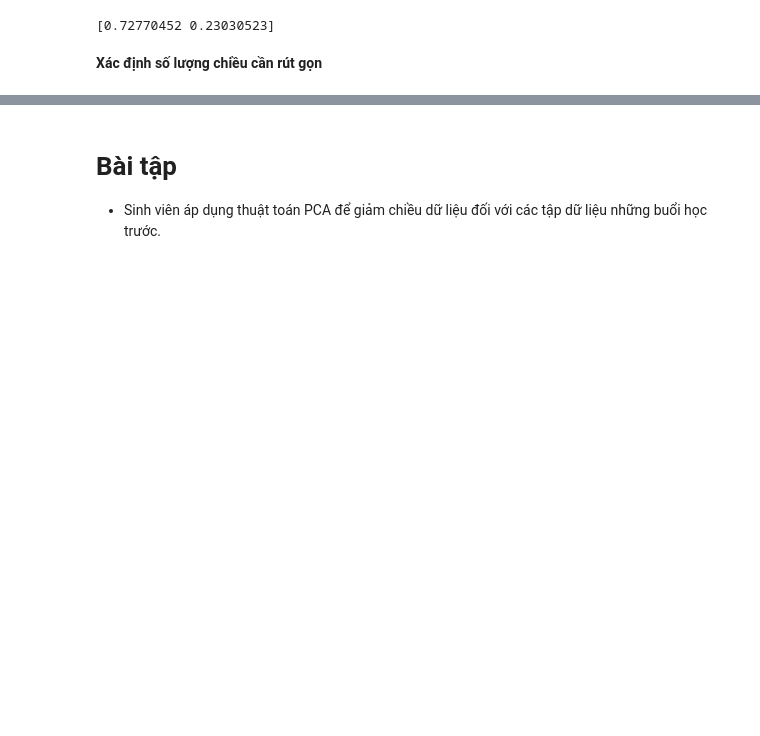
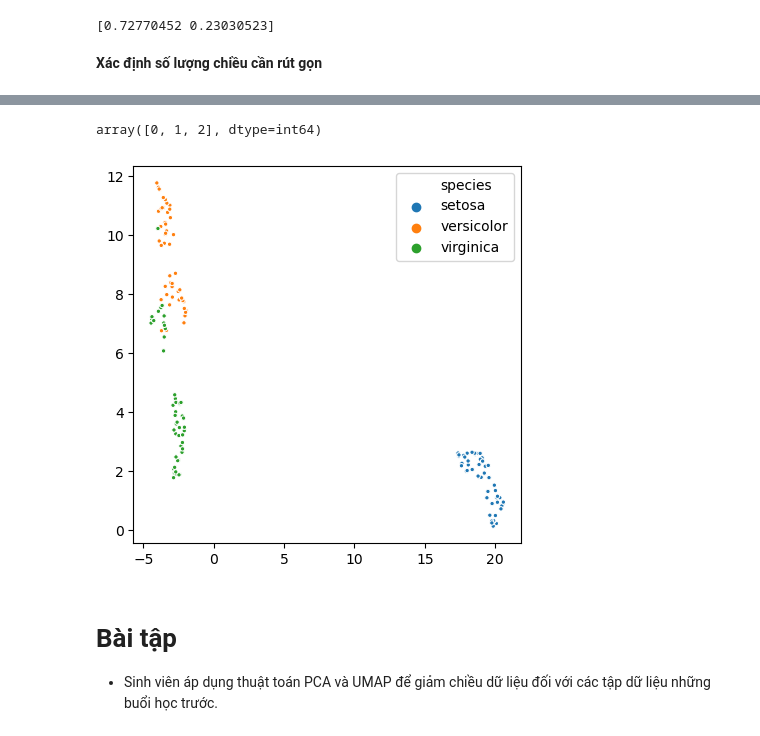
Before and after one commit to hieuchnguyen/hieuchnguyen.github.io, a Jupyter notebook: teaching/data-analytics/Buổi 10. Giảm chiều dữ liệu.ipynb, the cells around one changed output, grey strips where cells are left out. Cells and saved outputs as stored; diff of their text form; code cells hidden in the pictures; blank space fills up the shorter version.

```diff
--- a/teaching/data-analytics/Buổi 10. Giảm chiều dữ liệu.ipynb
+++ b/teaching/data-analytics/Buổi 10. Giảm chiều dữ liệu.ipynb
@@ -162,4 +200,32 @@ plt.show()
+# %%
+col_dict = { 0:'#7bc90c', 1:'#ffb700',2:'#f5072f'}
+# %%
+class_set = y['species'].unique()
+class_set
+# %% [output]
+array([0, 1, 2], dtype=int64)
+# %%
+pals = [col_dict[cl] for cl in class_set]
+
+# List of RGB triplets
+rgb_values = sns.color_palette(pals, 10)
+
+# Map label to RGB
+color_map = dict(zip(class_set, rgb_values))
+# %%
+mapper = umap.UMAP().fit_transform(X)
+# %%
+plt.figure(figsize = (5, 5), dpi = 100)
+
+sns.scatterplot(mapper[:, 0], mapper[:, 1],
+                hue = y['species'].map({ 0:'setosa', 1:'versicolor', 2:'virginica' }),
+                s = 10,
+                cmap = color_map)
+
+plt.show()
+# %% [output]
+[figure, added]
 # %% [markdown]
 # Bài tập
 
-- Sinh viên áp dụng thuật toán PCA để giảm chiều dữ liệu đối với các tập dữ liệu những buổi học trước.
+- Sinh viên áp dụng thuật toán PCA và UMAP để giảm chiều dữ liệu đối với các tập dữ liệu những buổi học trước.
```
Also changed, not shown: parts of 11 cells of this notebook, 5 other files.
